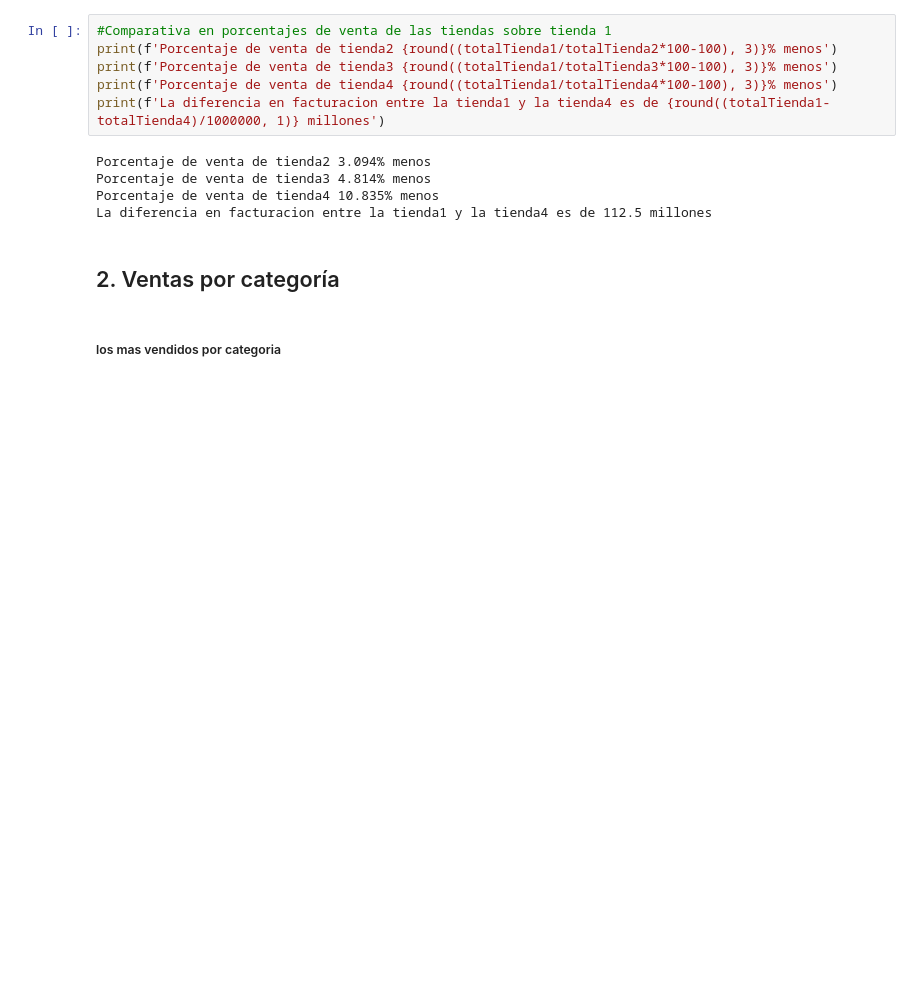
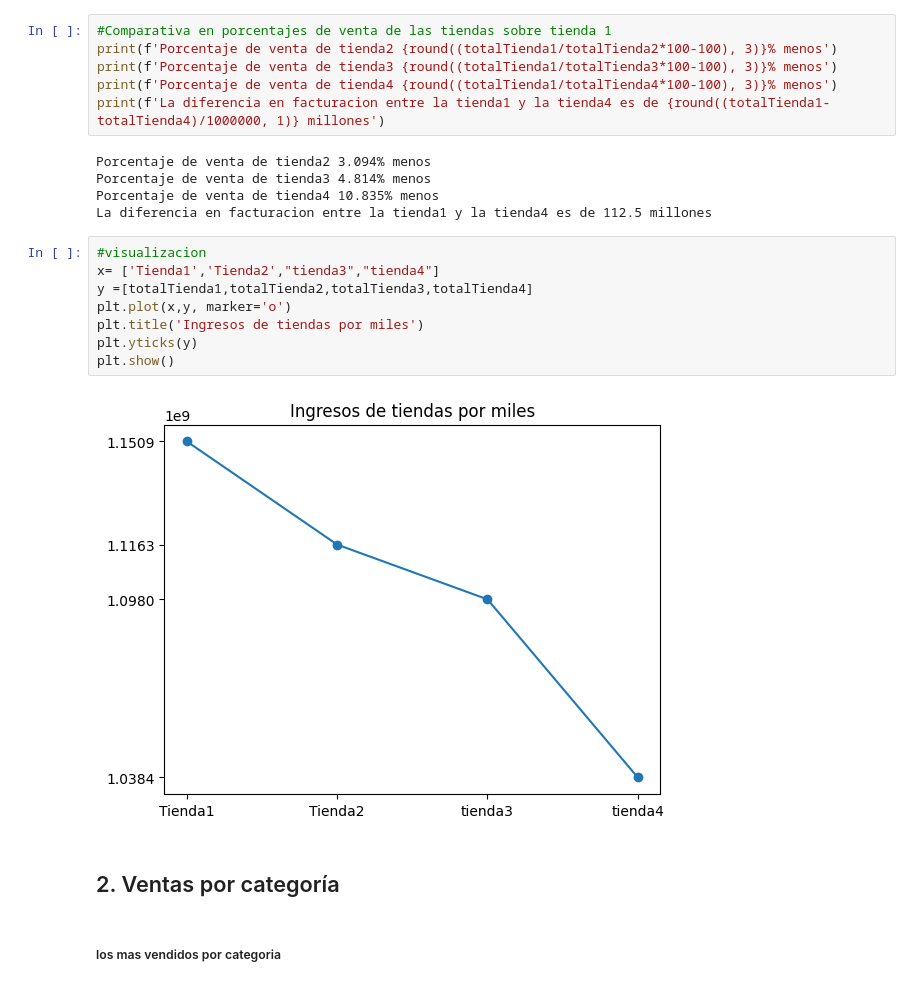
Before and after one commit to OscarBarco/Alura-Challengue2-store, a Jupyter notebook: AluraStoreLatam.ipynb, the cells around one changed output. Cells and saved outputs as stored; diff of their text form; blank space fills up the shorter version.

```diff
--- a/AluraStoreLatam.ipynb
+++ b/AluraStoreLatam.ipynb
@@ -108,6 +108,16 @@ Porcentaje de venta de tienda2 3.094% menos
 Porcentaje de venta de tienda3 4.814% menos
 Porcentaje de venta de tienda4 10.835% menos
 La diferencia en facturacion entre la tienda1 y la tienda4 es de 112.5 millones
+# %%
+#visualizacion
+x= ['Tienda1','Tienda2',"tienda3","tienda4"]
+y =[totalTienda1,totalTienda2,totalTienda3,totalTienda4]
+plt.plot(x,y, marker='o')
+plt.title('Ingresos de tiendas por miles')
+plt.yticks(y)
+plt.show()
+# %% [output]
+[figure, added]
 # %% [markdown]
 ## 2. Ventas por categoría
 # %% [markdown]
```
Also changed, not shown: parts of 4 cells of this notebook.
